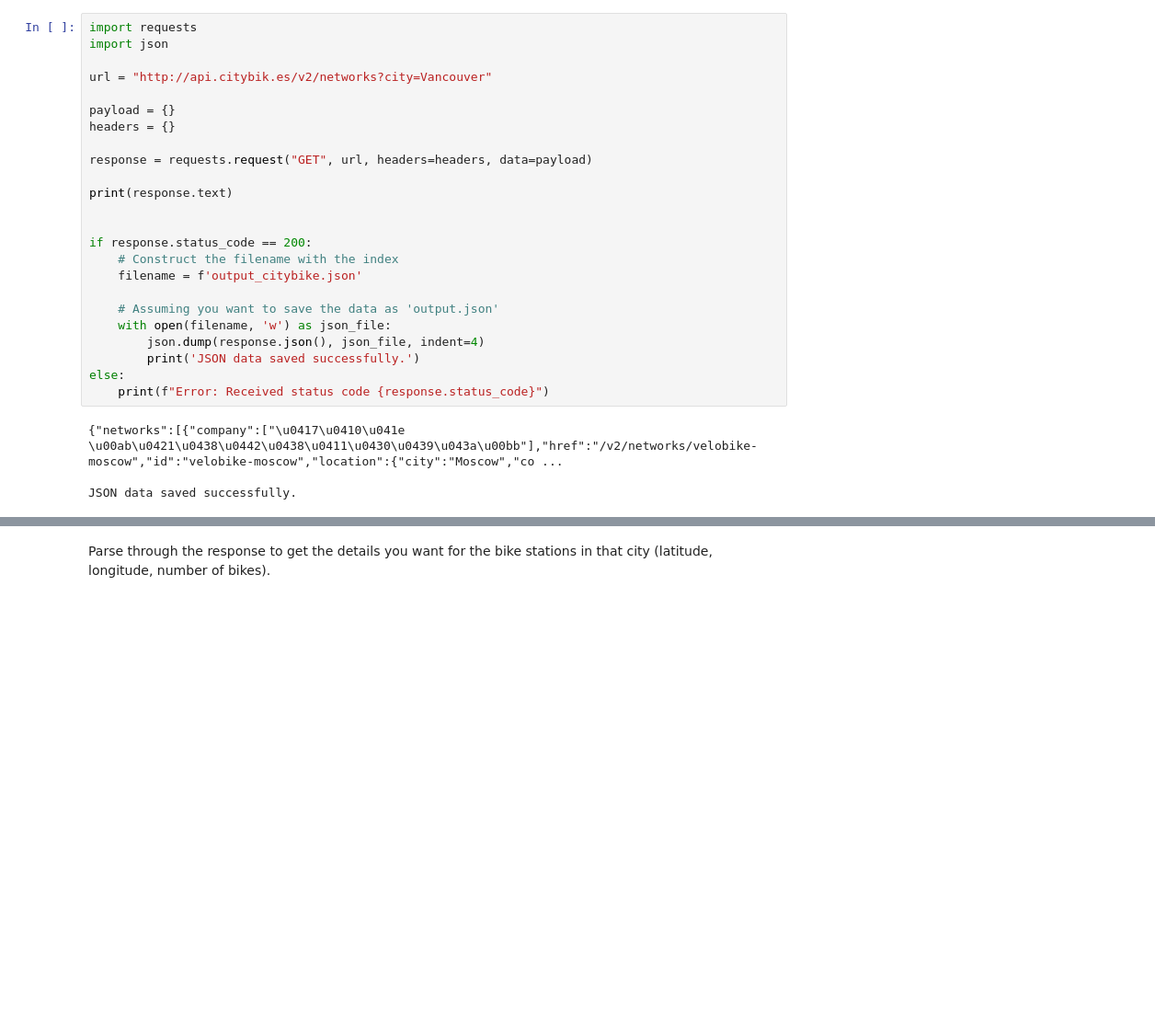
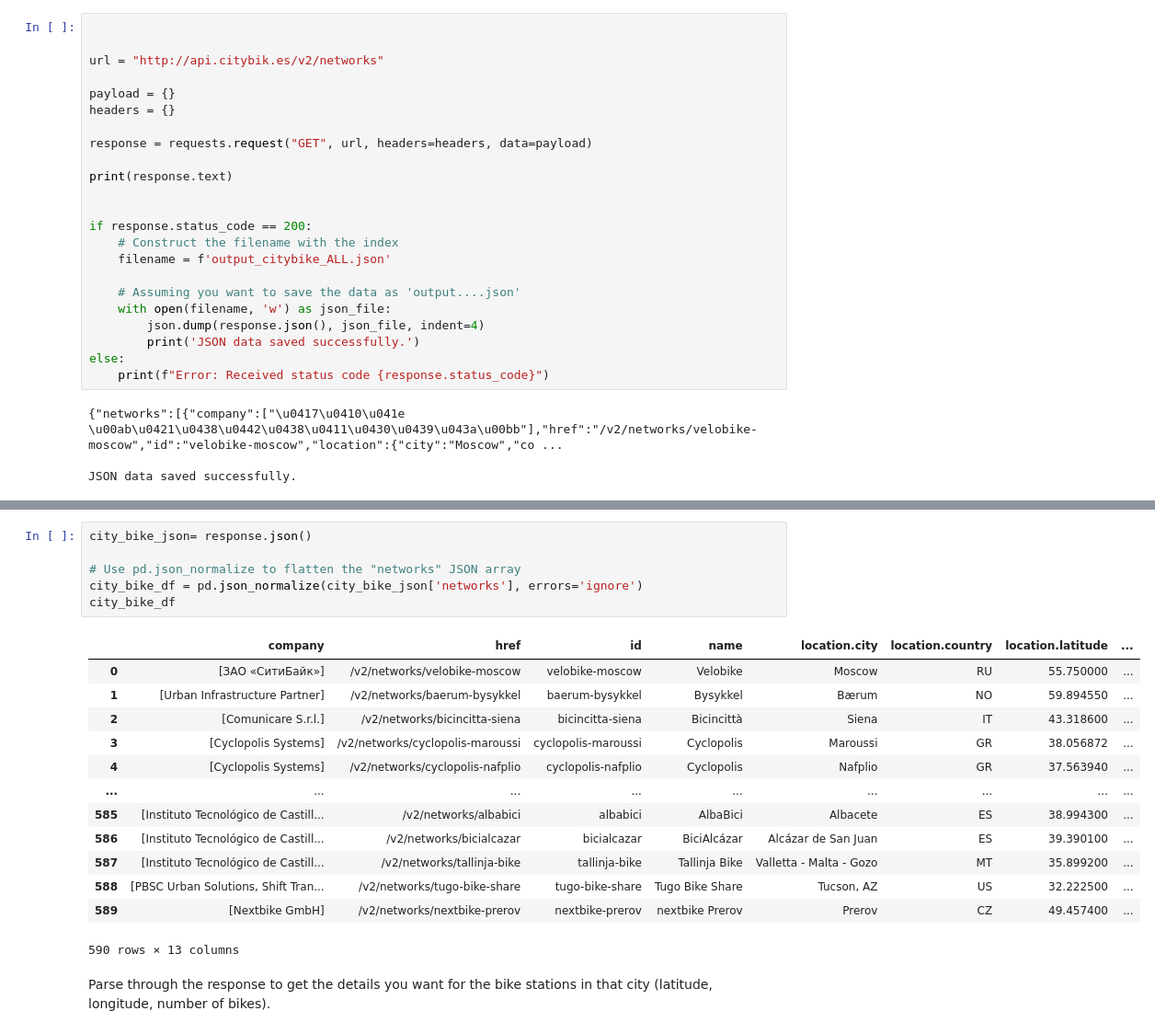
Before and after one commit to j-lepard/LHL-Statistics, a Jupyter notebook: notebooks/city_bikes.ipynb, the cells around one changed output, grey strips where cells are left out. Shown at 92% size. Cells and saved outputs as stored; diff of their text form; blank space fills up the shorter version.

Commit message:
First draft of City Bike API and parsiing

```diff
--- a/notebooks/city_bikes.ipynb
+++ b/notebooks/city_bikes.ipynb
@@ -5,8 +25,7 @@ Send a request to CityBikes for the city of your choice.
 # %%
-import requests
-import json
 
-url = "http://api.citybik.es/v2/networks?city=Vancouver"
+
+url = "http://api.citybik.es/v2/networks"
 
 payload = {}
 headers = {}
@@ -18,9 +37,9 @@ print(response.text)
 
 if response.status_code == 200:
     # Construct the filename with the index
-    filename = f'output_citybike.json'
+    filename = f'output_citybike_ALL.json'
 
-    # Assuming you want to save the data as 'output.json'
+    # Assuming you want to save the data as 'output....json'
     with open(filename, 'w') as json_file:
         json.dump(response.json(), json_file, indent=4)
         print('JSON data saved successfully.')
@@ -33,2 +66,22 @@ JSON data saved successfully.
+# %%
+city_bike_json= response.json()
+
+# Use pd.json_normalize to flatten the "networks" JSON array
+city_bike_df = pd.json_normalize(city_bike_json['networks'], errors='ignore')
+city_bike_df
+# %% [output]
+|  | company | href | id | name | location.city | location.country | location.latitude | ... |
+| 0 | [ЗАО «СитиБайк»] | /v2/networks/velobike-moscow | velobike-moscow | Velobike | Moscow | RU | 55.750000 | ... |
+| 1 | [Urban Infrastructure Partner] | /v2/networks/baerum-bysykkel | baerum-bysykkel | Bysykkel | Bærum | NO | 59.894550 | ... |
+| 2 | [Comunicare S.r.l.] | /v2/networks/bicincitta-siena | bicincitta-siena | Bicincittà | Siena | IT | 43.318600 | ... |
+| 3 | [Cyclopolis Systems] | /v2/networks/cyclopolis-maroussi | cyclopolis-maroussi | Cyclopolis | Maroussi | GR | 38.056872 | ... |
+| 4 | [Cyclopolis Systems] | /v2/networks/cyclopolis-nafplio | cyclopolis-nafplio | Cyclopolis | Nafplio | GR | 37.563940 | ... |
+| ... | ... | ... | ... | ... | ... | ... | ... | ... |
+| 585 | [Instituto Tecnológico de Castill... | /v2/networks/albabici | albabici | AlbaBici | Albacete | ES | 38.994300 | ... |
+| 586 | [Instituto Tecnológico de Castill... | /v2/networks/bicialcazar | bicialcazar | BiciAlcázar | Alcázar de San Juan | ES | 39.390100 | ... |
+| 587 | [Instituto Tecnológico de Castill... | /v2/networks/tallinja-bike | tallinja-bike | Tallinja Bike | Valletta - Malta - Gozo | MT | 35.899200 | ... |
+| 588 | [PBSC Urban Solutions, Shift Tran... | /v2/networks/tugo-bike-share | tugo-bike-share | Tugo Bike Share | Tucson, AZ | US | 32.222500 | ... |
+| 589 | [Nextbike GmbH] | /v2/networks/nextbike-prerov | nextbike-prerov | nextbike Prerov | Prerov | CZ | 49.457400 | ... |
+590 rows × 13 columns
 # %% [markdown]
 Parse through the response to get the details you want for the bike stations in that city (latitude, longitude, number of bikes).
```
Also changed, not shown: parts of 6 cells of this notebook, 1 other file.
